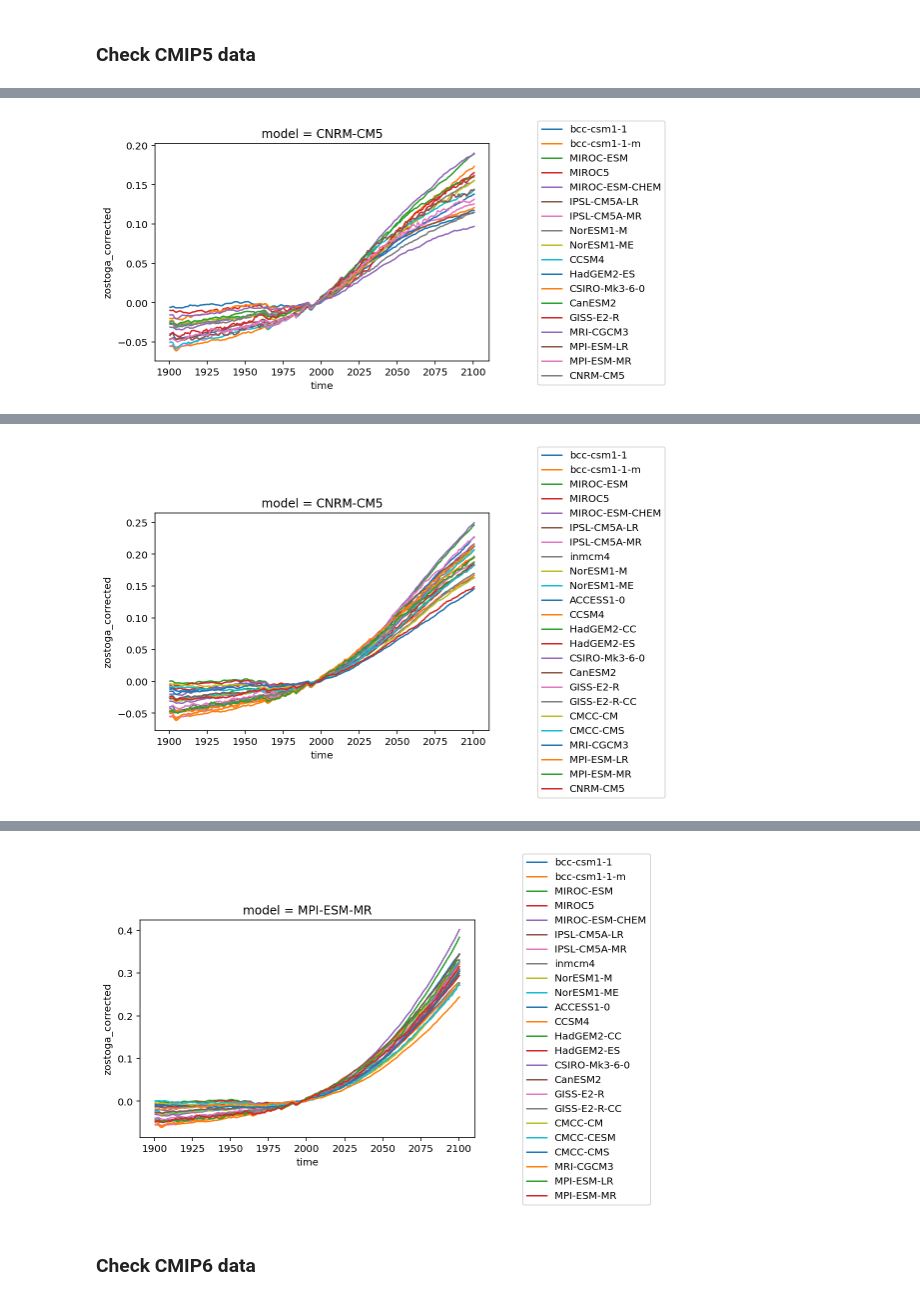
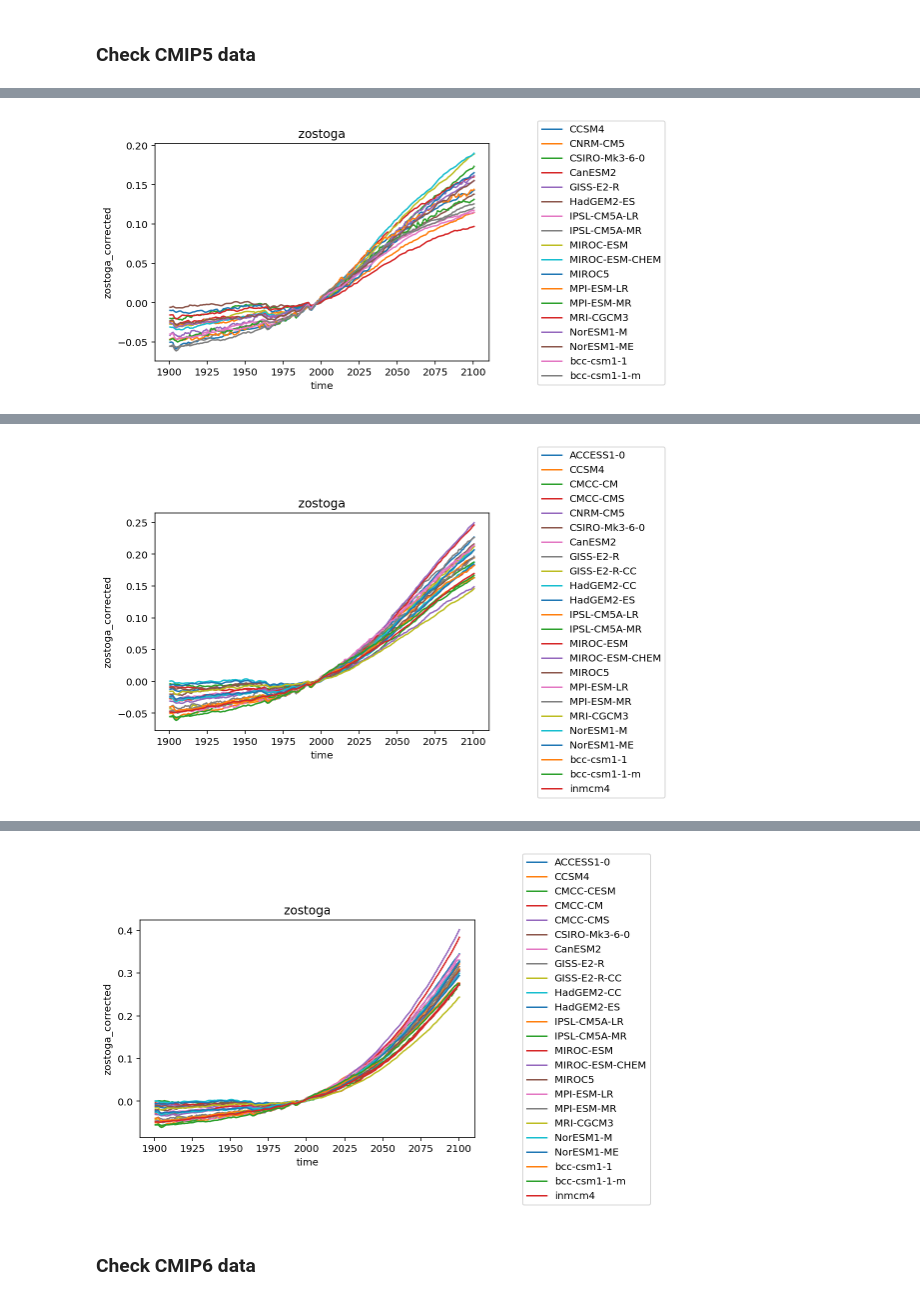
Before and after one commit to dlebars/CMIP_SeaLevel, a Jupyter notebook: notebooks/plot_zostoga.ipynb, the cells around one changed output, grey strips where cells are left out. Drawn from its saved outputs; the diff is of its cells as text; code cells hidden in the pictures.

```diff
--- a/notebooks/plot_zostoga.ipynb
+++ b/notebooks/plot_zostoga.ipynb
@@ -27,26 +34,9 @@ cmip5_zos_rcp60/        cmip6_zos_ssp126/
 # %%
-def read_combine_zostoga_cmip6(sce):
-    '''Read and combine zostoga data'''
-
-    hist_ds = xr.open_mfdataset(f'{data_dir}/cmip6_zostoga/cmip6_zostoga_historical_1900_2014.nc')
-    sce_ds = xr.open_mfdataset(f'{data_dir}/cmip6_zostoga/cmip6_zostoga_{sce}_2015_2099.nc')
-    tot_ds = xr.concat([hist_ds,sce_ds],'time').sel(model=sce_ds.model)
-
-    return tot_ds
-
-def read_combine_zostoga_cmip5(sce):
-    '''Read and combine zostoga data'''
-
-    hist_ds = xr.open_mfdataset(f'{data_dir}/cmip5_zostoga/cmip5_zostoga_historical_1900_2005.nc')
-    sce_ds = xr.open_mfdataset(f'{data_dir}/cmip5_zostoga/cmip5_zostoga_{sce}_2006_2100.nc')
-    tot_ds = xr.concat([hist_ds,sce_ds],'time').sel(model=sce_ds.model)
-
-    return tot_ds
-
 def plot_all(zostoga_ds):
     fig, axes = plt.subplots(ncols=1)
     for mod in zostoga_ds.model:
         zostoga_ds.zostoga_corrected.sel(model=mod).plot(ax=axes, label=mod.values)
+    axes.set_title('zostoga')
     fig.legend(loc='center left', bbox_to_anchor=(1, 0.5))
     display(fig)
     plt.close()
@@ -55,7 +45,7 @@ def plot_all(zostoga_ds):
 # %%
 for sce in ['rcp26', 'rcp45', 'rcp85']:
     print(f'### Results for {sce}')
-    zostoga_ds = read_combine_zostoga_cmip5(sce)
+    zostoga_ds = pp.read_zostoga_ds(data_dir, 'cmip5', sce)
     print(f'{len(zostoga_ds.model)} models available')
     loc.print_results_da(zostoga_ds.zostoga_corrected)
     plot_all(zostoga_ds)
@@ -70,4 +60,4 @@ Year 2081-2099
-[figure, old version]
+[figure, new version]
 ### Results for rcp45
 24 models available
 Mean and 5-95 percentile range:
@@ -76,6 +66,6 @@ Year 2099
 Year 2081-2099
 0.17720451281448724 [ 0.1374653202568314 - 0.21694370537214303 ]
-[figure, old version]
+[figure, new version]
 ### Results for rcp85
 24 models available
 Mean and 5-95 percentile range:
@@ -86,4 +76,4 @@ Year 2081-2099
-[figure, old version]
+[figure, new version]
 # %% [markdown]
 ### Check CMIP6 data
 # %%
```
Also changed, not shown: parts of 31 cells of this notebook, 4 other files.
